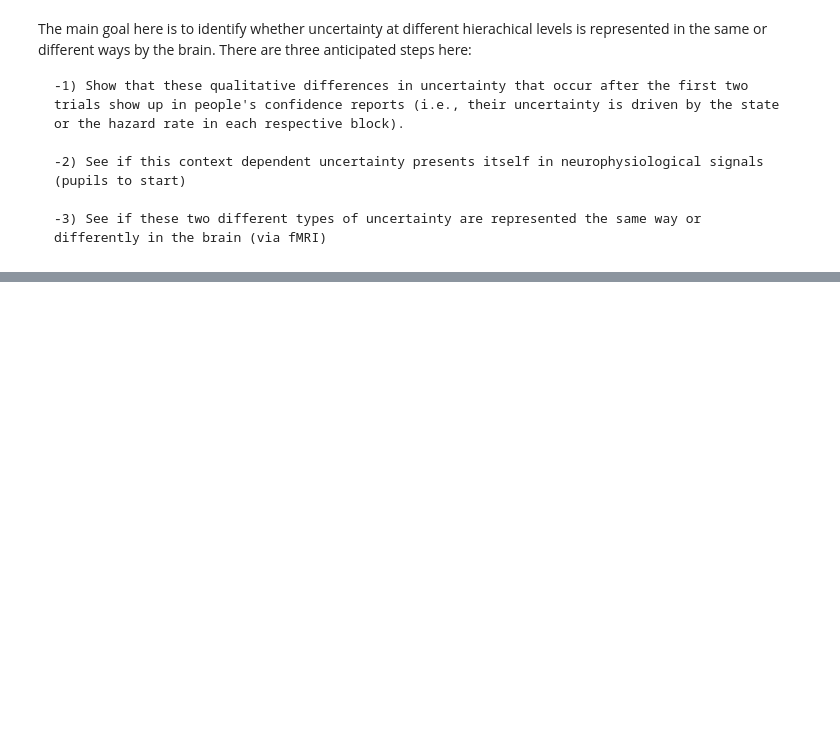
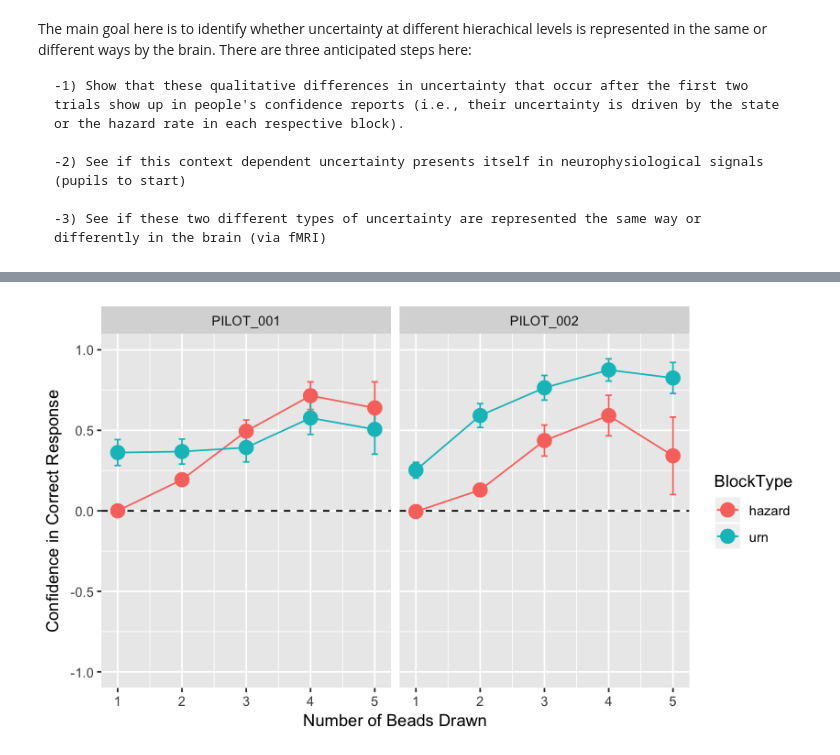
Before and after one commit to alsfilip/Urn_Hazard_Estimation, a Jupyter notebook: UrnHazardTask.ipynb, the cells around one changed output, grey strips where cells are left out. Cells and saved outputs as stored; diff of their text form; code cells hidden in the pictures; blank space fills up the shorter version.

Commit message:
Restructuring the data

```diff
--- a/UrnHazardTask.ipynb
+++ b/UrnHazardTask.ipynb
@@ -333,0 +340,39 @@ The main goal here is to identify whether uncertainty at different hierachical l
+# %%
+# 1) Load data from all pilot subjects
+path = getwd()
+dpath = paste0(path,'/task/data/Pilot/')
+
+dfiles = dir(dpath,pattern='PILOT')
+
+pdat = read.csv(paste0(dpath,dfiles[1]),sep=',',stringsAsFactors=F)
+for(i in 2:length(dfiles)){
+    pdat = rbind(pdat,read.csv(paste0(dpath,dfiles[i]),sep=',',stringsAsFactors=F))
+}
+
+# 2) Data clean up
+#Get rid of reward trials
+pdat = subset(pdat,is.na(pdat$Bead)==0)
+
+# Compute confidence in correct response
+pdat$Conf_Correct[pdat$Prediction == pdat$CurrGen] = pdat$Confidence[pdat$Prediction == pdat$CurrGen]
+pdat$Conf_Correct[pdat$Prediction != pdat$CurrGen] = -pdat$Confidence[pdat$Prediction != pdat$CurrGen]
+pdat$Conf_Correct[pdat$Prediction == 'None'] = 0
+
+# 2) Get summary that we can plot
+library(plyr)
+library(ggplot2)
+pdat.p = ddply(pdat,.(SubjectID,BlockType,TrialNumber),summarize,mconf = mean(Conf_Correct),mse=mean_se(Conf_Correct)[[2]],pse=mean_se(Conf_Correct)[[3]])
+
+#Plot each subject's responses
+options(repr.plot.width=7,repr.plot.height=4)
+ggplot(pdat.p,aes(TrialNumber,mconf,ymin=mse,ymax=pse,color=BlockType))+
+geom_hline(yintercept=c(0),linetype=2)+
+geom_errorbar(width=.1)+
+geom_line(aes(group = BlockType))+
+geom_point(size=4)+
+facet_wrap(~SubjectID)+
+ylim(c(-1,1))+
+ylab('Confidence in Correct Response')+
+xlab('Number of Beads Drawn')
+# %% [output]
+[figure, added]
```
Also changed, not shown: parts of 2 cells of this notebook, 45 other files.
